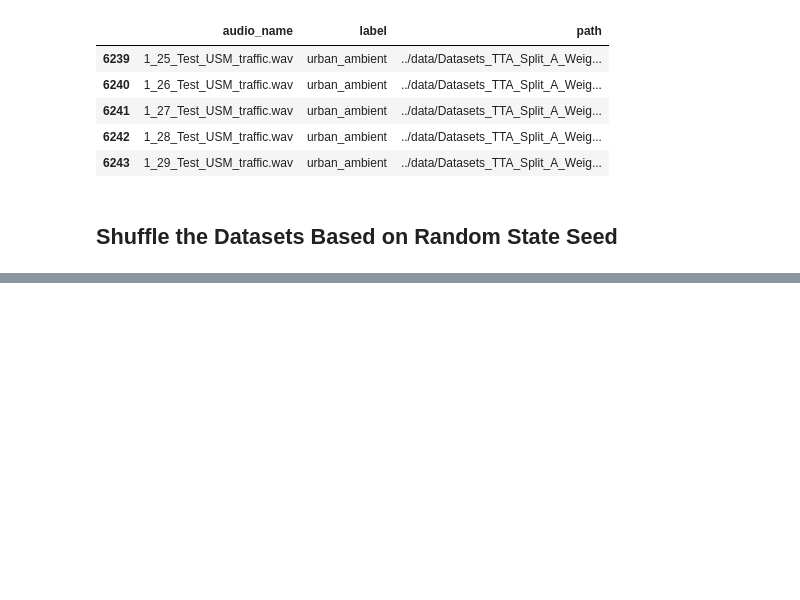
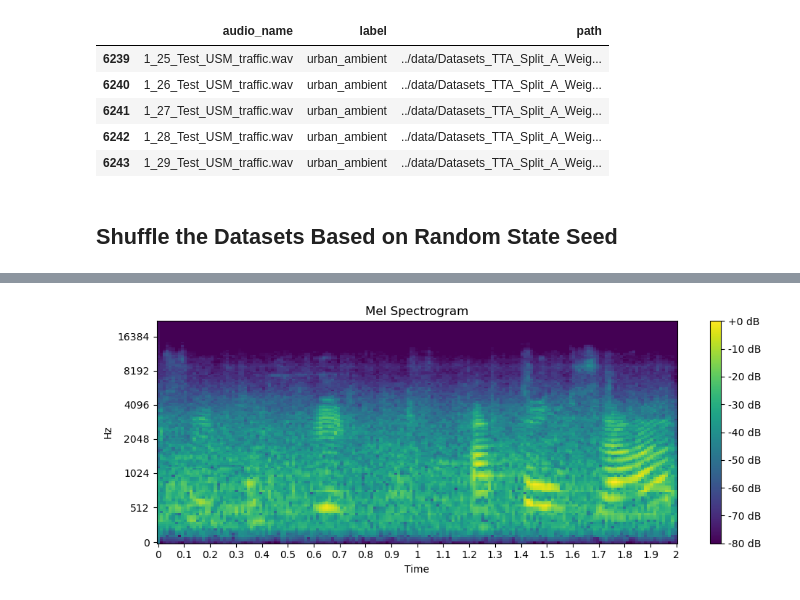
Before and after one commit to ChurchDuck1/Transformer-Train-Sound-Detection, a Jupyter notebook: sleepwindow_cnn_crnn/notebooks/CSC296SProjFinal.ipynb, the cells around one changed output, grey strips where cells are left out. Drawn from its saved outputs; the diff is of its cells as text; code cells hidden in the pictures; blank space fills up the shorter version.

```diff
--- a/sleepwindow_cnn_crnn/notebooks/CSC296SProjFinal.ipynb
+++ b/sleepwindow_cnn_crnn/notebooks/CSC296SProjFinal.ipynb
@@ -131,0 +210,2 @@ dataframe_testing = dataframe_testing.sample(frac=1, random_state=SEED).reset_in
+# %%
+feature_training, feature_testing = create_feature_dictionaries_in_batches(dataframe_training, dataframe_testing)
@@ -131,0 +217,15 @@ dataframe_testing = dataframe_testing.sample(frac=1, random_state=SEED).reset_in
+# %%
+def plot_mel_spectrogramm(features, index):
+    mel_spectrogram = features[index]["feature"]
+    plt.figure(figsize=(10, 4))
+    librosa.display.specshow(mel_spectrogram, x_axis='time', y_axis='mel', sr=SAMPLE_RATE, hop_length=HOP_LENGTH, cmap='viridis')
+    plt.colorbar(format='%+2.0f dB')
+    plt.title('Mel Spectrogram')
+    plt.tight_layout()
+    duration = mel_spectrogram.shape[1] * (HOP_LENGTH / SAMPLE_RATE)
+    plt.xticks(np.arange(0, duration, 0.1))
+    plt.show()
+
+plot_mel_spectrogramm(feature_testing, 51)
+# %% [output]
+[figure, added]
```
Also changed, not shown: parts of 6 cells of this notebook.
